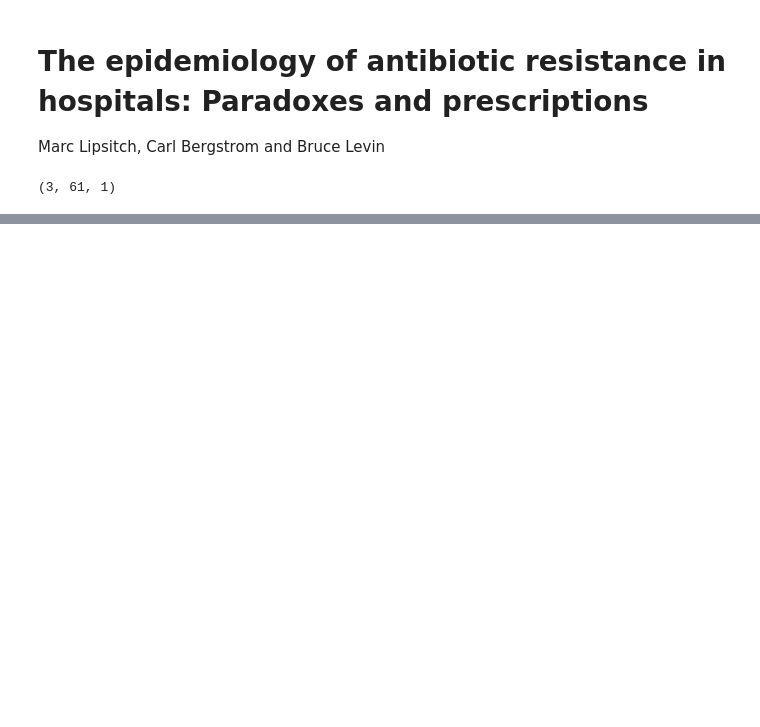
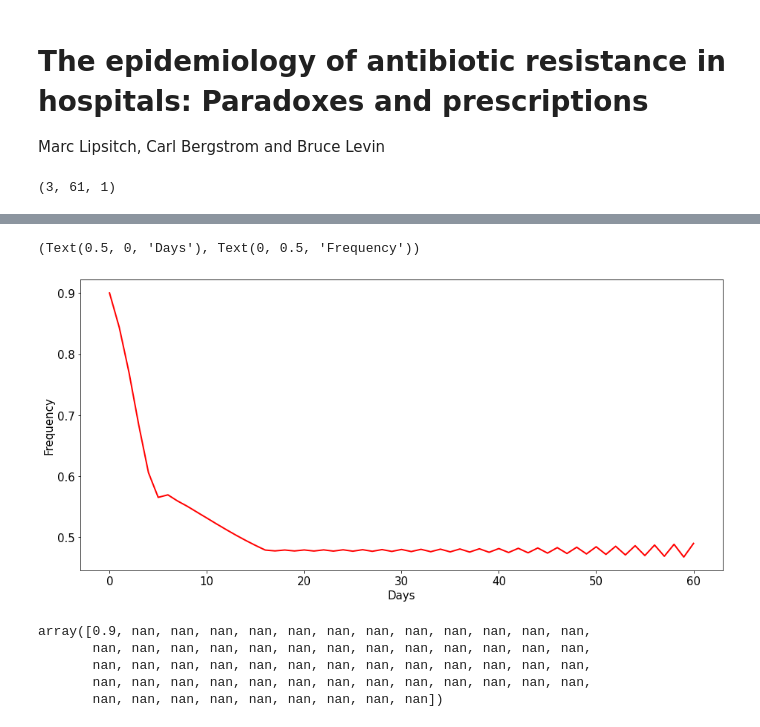
Before and after one commit to ChaosDonkey06/AMR_modeling, a Jupyter notebook: MarcLipsitch_etal_1999.ipynb, the cells around one changed output, grey strips where cells are left out. Saved outputs shown, nothing was run; the diff lists cells and outputs as text; code cells hidden in the pictures; blank space fills up the shorter version.

Commit message:
update lipshitz model

```diff
--- a/MarcLipsitch_etal_1999.ipynb
+++ b/MarcLipsitch_etal_1999.ipynb
@@ -110,0 +115,43 @@ np.nan
+# %%
+
+
+num_ensembles = 300
+num_days      = 60
+num_vars      = 3
+
+x0 =  [[0.9, 0.05, 0.05]]
+x0 =  np.expand_dims(x0, -1) * np.ones((1, num_ensembles))
+
+x_all = np.full((num_vars, num_days+1, num_ensembles), np.nan)
+x_all[:,0,:] = x0
+
+betas =  np.linspace(1, 3, num_ensembles)
+tau1  =  1 /  np.linspace(1, 15, num_ensembles)
+tau2  =  1 / np.linspace(1, 15, num_ensembles)
+c     = 0
+
+for t_idx in range(num_days):
+
+    x_all[:,t_idx+1,:] = model(x_all[:,t_idx,:],  beta, tau1, tau2, c, num_ensembles=300, dt=1, transition=deterministic_transition)
+# %%
+import matplotlib.pyplot as plt
+plt.rc('font', size=15) #controls default text size
+
+
+fig, ax = plt.subplots(1, 1, figsize=(15.5, 7.2))
+
+ax.plot(range(num_days+1), x_all[0, :, 50], color="r", lw=2, label="X")
+
+#ax.legend()
+ax.set_xlabel("Days"), ax.set_ylabel("Frequency")
+# %% [output]
+(Text(0.5, 0, 'Days'), Text(0, 0.5, 'Frequency'))
+[figure, added]
+# %%
+x_all[0, :, 150]
+# %% [output]
+array([0.9, nan, nan, nan, nan, nan, nan, nan, nan, nan, nan, nan, nan,
+       nan, nan, nan, nan, nan, nan, nan, nan, nan, nan, nan, nan, nan,
+       nan, nan, nan, nan, nan, nan, nan, nan, nan, nan, nan, nan, nan,
+       nan, nan, nan, nan, nan, nan, nan, nan, nan, nan, nan, nan, nan,
+       nan, nan, nan, nan, nan, nan, nan, nan, nan])
```
Also changed, not shown: parts of 4 cells of this notebook.
